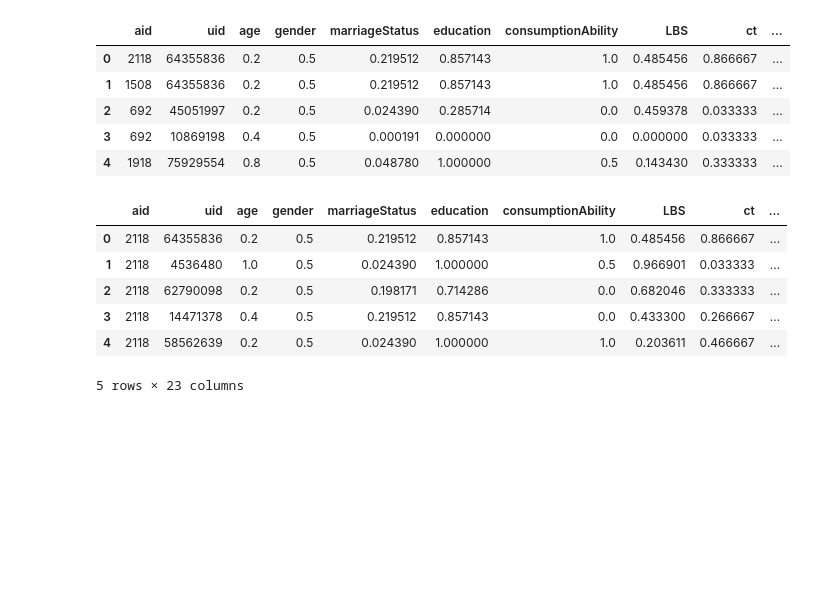
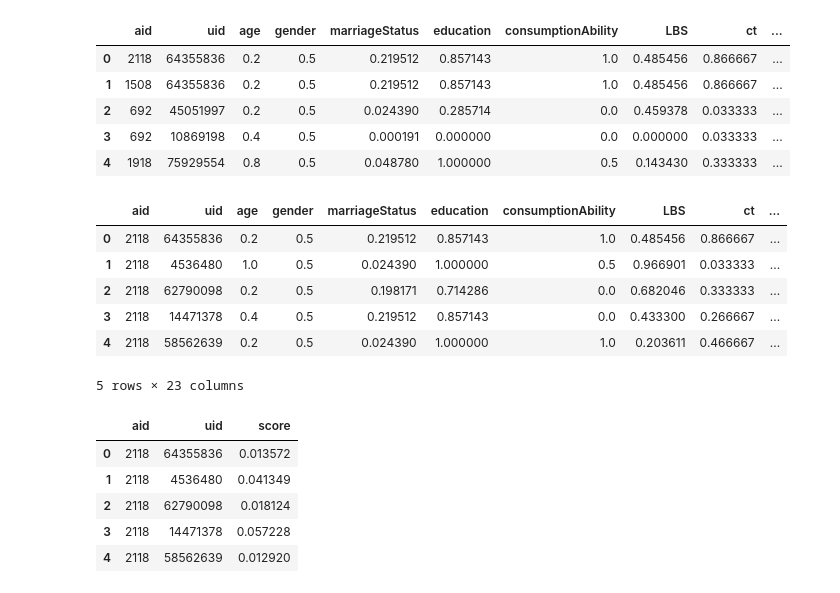
Before and after one commit to ModaoT/firstkill, a Jupyter notebook: data_integration.ipynb, the cells around one changed output. Saved outputs shown, nothing was run; the diff lists cells and outputs as text; code cells hidden in the pictures; blank space fills up the shorter version.

```diff
--- a/data_integration.ipynb
+++ b/data_integration.ipynb
@@ -159,0 +162,10 @@ test_ad_user_all.to_csv('data/test_ad_user_all.csv', columns=column, index=False
+# %%
+submission = pd.read_csv('data/submission.csv')
+submission.head()
+# %% [output]
+|  | aid | uid | score |
+| 0 | 2118 | 64355836 | 0.013572 |
+| 1 | 2118 | 4536480 | 0.041349 |
+| 2 | 2118 | 62790098 | 0.018124 |
+| 3 | 2118 | 14471378 | 0.057228 |
+| 4 | 2118 | 58562639 | 0.012920 |
```
Also changed, not shown: parts of 4 cells of this notebook, 2 other files.
